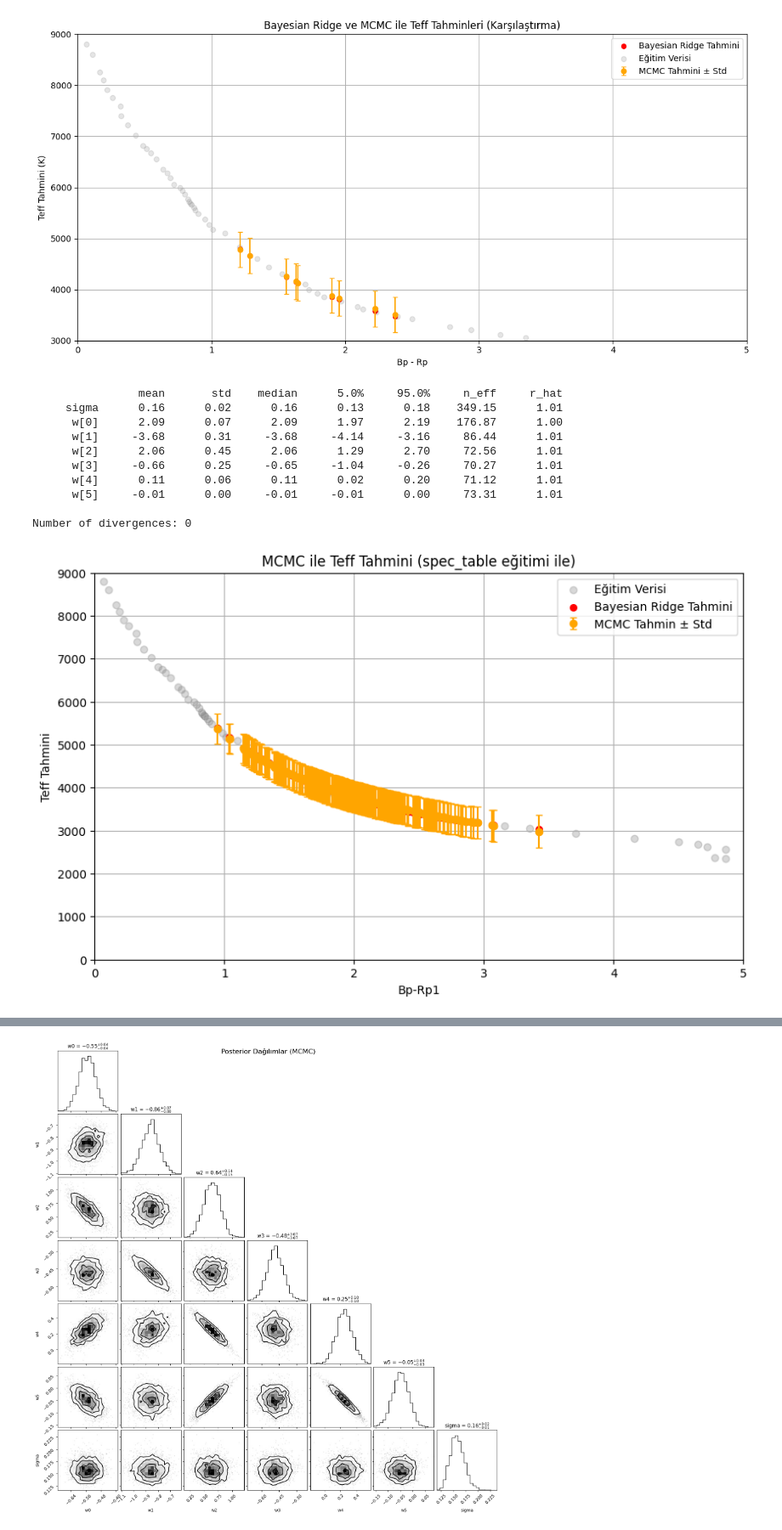
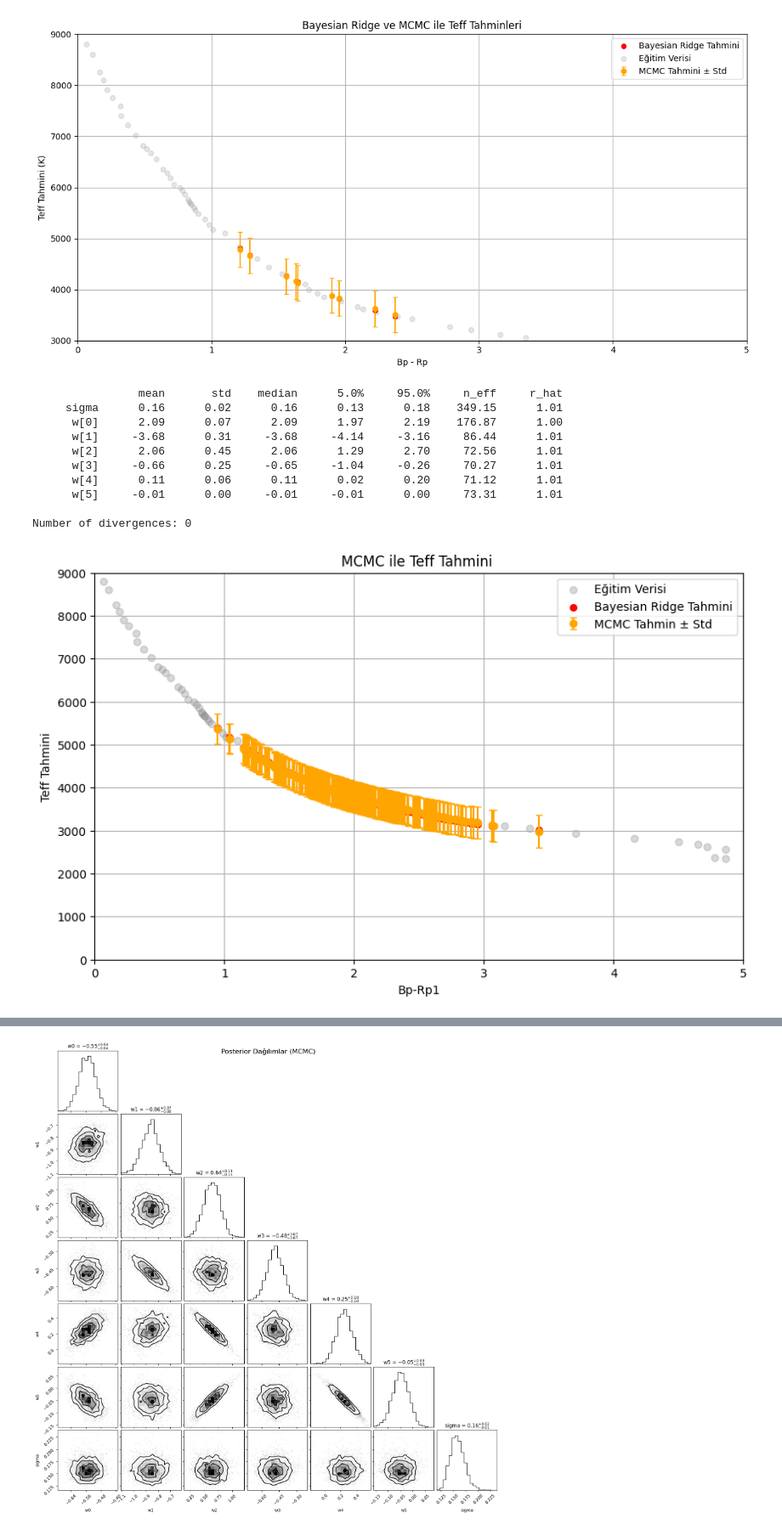
Before and after one commit to gulnurdeviren/StarFinal, a Jupyter notebook: star_yeni.ipynb, the cells around one changed output, grey strips where cells are left out. Shown at 85% size. Drawn from its saved outputs; the diff is of its cells as text; code cells hidden in the pictures.

```diff
--- a/star_yeni.ipynb
+++ b/star_yeni.ipynb
@@ -118,5 +115,5 @@ MSE (Ortalama Karesel Hata): 292485.5848
 # %%
-aralık=[(0.0,2.0),(2.0,5.0)] # Bu aralıklarda Bp-Rp arttıkça sıcaklık azalışı farklı bir yol islediği iiçin ikş farklı aralık belirlendi
+aralık=[(0.0,2.0),(2.0,5.0)] # Bu aralıklarda Bp-Rp arttıkça sıcaklık azalışı farklı bir yol islediği için iki farklı aralık belirlendi
 print("Kesikli Polinom Denklemler:\n")
 for low, high in aralık:
     mask = (x >= low) & (x <= high)
@@ -125,23 +122,15 @@ for low, high in aralık:
 
     if len(x_sub) == 0:
         continue
-
-
     x_vander = np.vander(x_sub, n_order + 1, increasing=True)
-
-
     reg.fit(x_vander, y_sub)
-
-
-    intercept = reg.intercept_
     coef = reg.coef_
-
-    denklem = f"Teff = {intercept:.4f}"
+    c0 = coef[0]
+    denklem = f"Teff = {c0:.4f}"
     for d in range(1, len(coef)):
         denklem += f" + {coef[d]:.4f}*(Bp-Rp)^{d}"
 
     print(f"{low:.1f} ≤ Bp-Rp < {high:.1f} → {denklem}")
-    print(sum((x>= 2.0) & (x < 5.0)))
 # %% [output]
 Kesikli Polinom Denklemler:
 
@@ -476,8 +478,8 @@ Yeni BPRP Değerlerinden ilk 10 tanesi: [1.213162 1.634713 1.646241 1.285448 1.5
 # %%
 """
-================= YENİ VERİDEN TAHMİN ve GRAFİK KILAVUZU =================
+================= YENİ VERİDEN TAHMİN ve GRAFİK  =================
 - Eğitilmiş BayesianRidge modelini (reg) ve eğitimde kullandığım n_order değerini
-  kullanarak 'UPK_220.gaia' içindeki Bp-Rp değerleri (1 ile 3 arasında) için Teff tahmini üretip,
+  kullanarak 'UPK_220.gaia' içindeki Bp-Rp değerleri (daha çok 1 ile 3 arasında) için Teff tahmini üretip,
   tahminleri tabloya çizdirilmiştir.
 
 """
@@ -506,10 +508,10 @@ df_upk = pd.read_csv(
 
 # Test verisini oluşturma
 df_upk["Bp-Rp1"] = df_upk["BPmag"] - df_upk["RPmag"]
-df_upk["Hata"] = 0.05
-bprp = df_upk[["Bp-Rp1", "Hata"]].copy()
+df_upk["Hata1"] = np.sqrt(df_upk["eBPmag"]**2 + df_upk["eRPmag"]**2)
+bprp = df_upk[["Bp-Rp1", "Hata1"]].copy()
 
-#bprp_values değişkenini güncelle ve yazdırma
+#bprp_values değişkenini güncelleme
 bprp_values = bprp["Bp-Rp1"].values.astype(float)
 print("Yeni BPRP Değerlerinden ilk 10 tanesi:", bprp_values[:10])
 # Vandermonde matrisi ve tahminler
@@ -529,6 +531,8 @@ plt.legend()
 plt.grid(True)
 plt.tight_layout()
 plt.show()
+print("Hata değerleri")
+print(df_upk["Hata1"].head(7))
 # %% [output]
 [interactive output not drawn]
 Saving UPK_220.gaia to UPK_220.gaia
@@ -559,7 +572,6 @@ from numpyro.infer import MCMC, NUTS, Predictive
 
 - mean_pred : Posterior tahmin ortalaması (Kelvin)
 - std_pred  : Posterior tahmin std sapması (Kelvin)
-- teff_lower/upper : Ortalama ±1σ aralıkları
 """
 x_scaler = StandardScaler()
 x_scaled = x_scaler.fit_transform(x.reshape(-1, 1)).flatten()
@@ -607,7 +619,7 @@ plt.scatter(x, y, alpha=0.2, label='Eğitim Verisi', color='gray')
 
 plt.xlabel("Bp - Rp")
 plt.ylabel("Teff Tahmini (K)")
-plt.title("Bayesian Ridge ve MCMC ile Teff Tahminleri (Karşılaştırma)")
+plt.title("Bayesian Ridge ve MCMC ile Teff Tahminleri")
 plt.xlim(0, 5)
 plt.ylim(3000, 9000)
 plt.grid(True)
@@ -627,7 +639,7 @@ df_out = pd.DataFrame({
 
 df_out.to_csv("mcmc_teff_predictions.csv", index=False)
 # %% [output]
-[figure, old version]
+[figure, new version]
 # %%
 """
 ================= MCMC ile Teff Tahmini =================
@@ -647,8 +659,7 @@ y_scaler_var = StandardScaler()
 y_scaled_var = y_scaler_var.fit_transform(y.reshape(-1, 1)).flatten()
 
 
-x_test_vander_var = np.vander(bprp_scaled_var, n_order + 1, increasing=True)
-x_test_jax_var = jnp.array(x_test_vander_var)
+
 
 def model(X, Y=None):
     n_features = X.shape[1]
@@ -686,35 +697,35 @@ std_pred_scaled = np.std(teff_samples, axis=0)
 mean_pred = y_scaler_var.inverse_transform(mean_pred_scaled.reshape(-1, 1)).flatten()
 std_pred = std_pred_scaled * y_scaler_var.scale_[0]  # std için sadece scale çarpılır
 
 bprp["teffTahminleri_MCMC"] = mean_pred
 bprp["stdSapma"] = std_pred
 std_pred
 
 plt.figure(figsize=(10, 6))
 plt.errorbar(bprp_values, mean_pred, yerr=std_pred,
              fmt='o', label="MCMC Tahmin ± Std", color='orange', capsize=3)
 plt.xlabel("Bp-Rp1")
 plt.scatter(x, y, alpha=0.3, label="Eğitim Verisi", color='gray')
 plt.scatter(bprp_values, teff_pred, color='red', label='Bayesian Ridge Tahmini', s=30)
 plt.ylabel("Teff Tahmini")
-plt.title("MCMC ile Teff Tahmini (spec_table eğitimi ile)")
+plt.title("MCMC ile Teff Tahmini ")
 plt.legend()
 plt.grid(True)
 plt.xlim(0, 5.0)
 plt.ylim(0, 9000)
 plt.show()
 # %% [output]
                 mean       std    median      5.0%     95.0%     n_eff     r_hat
      sigma      0.16      0.02      0.16      0.13      0.18    349.15      1.01
       w[0]      2.09      0.07      2.09      1.97      2.19    176.87      1.00
       w[1]     -3.68      0.31     -3.68     -4.14     -3.16     86.44      1.01
       w[2]      2.06      0.45      2.06      1.29      2.70     72.56      1.01
       w[3]     -0.66      0.25     -0.65     -1.04     -0.26     70.27      1.01
       w[4]      0.11      0.06      0.11      0.02      0.20     71.12      1.01
       w[5]     -0.01      0.00     -0.01     -0.01      0.00     73.31      1.01
 
 Number of divergences: 0
-[figure, old version]
+[figure, new version]
 # %%
 !pip install corner
 # %% [output]
```
Also changed, not shown: parts of 13 cells of this notebook.
